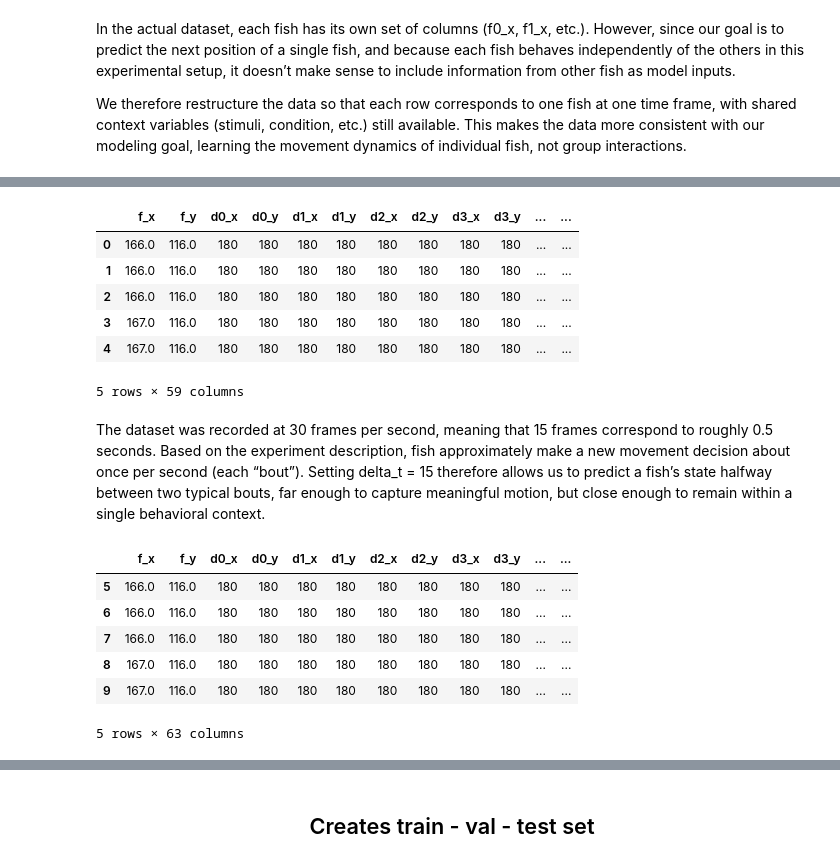
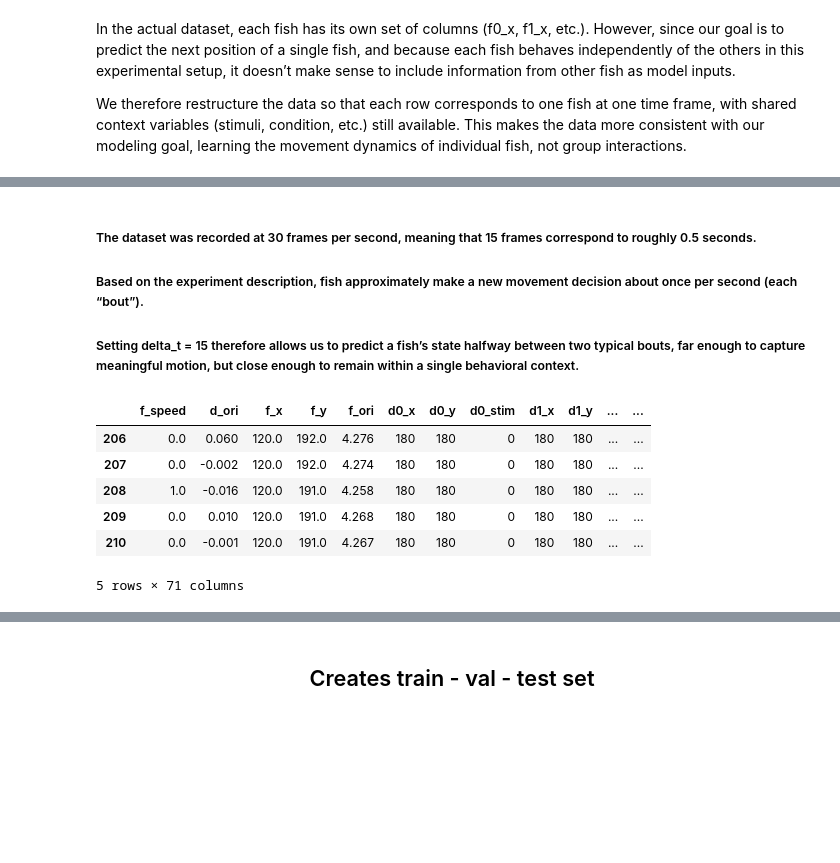
Before and after one commit to LarschLab/mp_semiCL_behavior, a Jupyter notebook: notebooks/prediction/zebrafish_Prediction.ipynb, the cells around one changed output, grey strips where cells are left out. Saved outputs shown, nothing was run; the diff lists cells and outputs as text; code cells hidden in the pictures; blank space fills up the shorter version.

```diff
--- a/notebooks/prediction/zebrafish_Prediction.ipynb
+++ b/notebooks/prediction/zebrafish_Prediction.ipynb
@@ -243,0 +165,6 @@ Columns: ['f_x', 'f_y', 'f_ori', 'd0_x', 'd0_y', 'd1_x', 'd1_y', 'd2_x', 'd2_y',
+# %%
+fish_cols = [c for c in df.columns if c.startswith('f') and any(x in c for x in ['_x', '_y', '_ori'])]
+df = functions.reshape_repeated_columns(df)
+df = df.drop(columns=['fish_id']) # Make no sens to keep fish_id for prediction
+df = df.drop(columns=['frame']) # Make no sens to keep frame for prediction
+df.head()
@@ -243,0 +181,5 @@ Columns: ['f_x', 'f_y', 'f_ori', 'd0_x', 'd0_y', 'd1_x', 'd1_y', 'd2_x', 'd2_y',
+# %%
+df = functions.compute_d_orientation(df)
+df = functions.compute_speed(df)
+
+df.head()
@@ -259,10 +261,15 @@ $$
 
 This way, the model learns motion dynamics, how past positions and orientations lead to the next movement — instead of treating each frame as an isolated event.
 # %%
-n_lags = 5
+# Parameters
+n_lags = 60          # ~1.5s at 30 FPS
+subsample = 3
+cols_to_lag = ['f_speed', 'd_ori']
 
-# Create lag features for position and orientation
-for lag in range(1, n_lags + 1):
-    df[f'f_x_lag_{lag}'] = df['f_x'].shift(lag)
-    df[f'f_y_lag_{lag}'] = df['f_y'].shift(lag)
-    df[f'f_ori_lag_{lag}'] = df['f_ori'].shift(lag)
+# Create lag features with subsampling
+for col in cols_to_lag:
+    for lag in range(subsample, n_lags + 1, subsample):
+        df[f'{col}_lag_{lag}'] = df[col].shift(lag)
+
+print(f"✅ Created lag features for {cols_to_lag} with subsampling every {subsample} frames "
+      f"(covering {n_lags / 30:.2f} seconds at 30 FPS).")
@@ -293,40 +278,23 @@ This method is standard when learning circular quantities such as direction, pha
-# %%
-df["sin_f_ori"] = np.sin(df["f_ori"])
-df["cos_f_ori"] = np.cos(df["f_ori"])
-
-df = df.drop(columns=["f_ori"])
-
-df.head()
-# %% [output]
-|  | f_x | f_y | d0_x | d0_y | d1_x | d1_y | d2_x | d2_y | d3_x | d3_y | ... | ... |
-| 0 | 166.0 | 116.0 | 180 | 180 | 180 | 180 | 180 | 180 | 180 | 180 | ... | ... |
-| 1 | 166.0 | 116.0 | 180 | 180 | 180 | 180 | 180 | 180 | 180 | 180 | ... | ... |
-| 2 | 166.0 | 116.0 | 180 | 180 | 180 | 180 | 180 | 180 | 180 | 180 | ... | ... |
-| 3 | 167.0 | 116.0 | 180 | 180 | 180 | 180 | 180 | 180 | 180 | 180 | ... | ... |
-| 4 | 167.0 | 116.0 | 180 | 180 | 180 | 180 | 180 | 180 | 180 | 180 | ... | ... |
-5 rows × 59 columns
 # %% [markdown]
-The dataset was recorded at 30 frames per second, meaning that 15 frames correspond to roughly 0.5 seconds.
-Based on the experiment description, fish approximately make a new movement decision about once per second (each “bout”).
-Setting delta_t = 15 therefore allows us to predict a fish’s state halfway between two typical bouts, far enough to capture meaningful motion, but close enough to remain within a single behavioral context.
+##### The dataset was recorded at 30 frames per second, meaning that 15 frames correspond to roughly 0.5 seconds.
+##### Based on the experiment description, fish approximately make a new movement decision about once per second (each “bout”).
+##### Setting delta_t = 15 therefore allows us to predict a fish’s state halfway between two typical bouts, far enough to capture meaningful motion, but close enough to remain within a single behavioral context.
 # %%
 delta_t = 15
 
 # Target = 15 frames ahead
-df['f_x_next'] = df['f_x'].shift(-delta_t)
-df['f_y_next'] = df['f_y'].shift(-delta_t)
-df['sin_f_ori_next'] = df['sin_f_ori'].shift(-delta_t)
-df['cos_f_ori_next'] = df['cos_f_ori'].shift(-delta_t)
+df['f_speed_next'] = df['f_speed'].shift(-delta_t)
+df['d_ori_next'] = df['d_ori'].shift(-delta_t)
 
 # Drop NaN rows created by shifting
-df = df.dropna(subset=[f'f_x_lag_{n_lags}', 'f_x_next'])
+df = df.dropna(subset=[f'f_speed_lag_{n_lags}', 'f_speed_next'])
 
 df.head()
 # %% [output]
-|  | f_x | f_y | d0_x | d0_y | d1_x | d1_y | d2_x | d2_y | d3_x | d3_y | ... | ... |
-| 5 | 166.0 | 116.0 | 180 | 180 | 180 | 180 | 180 | 180 | 180 | 180 | ... | ... |
-| 6 | 166.0 | 116.0 | 180 | 180 | 180 | 180 | 180 | 180 | 180 | 180 | ... | ... |
-| 7 | 166.0 | 116.0 | 180 | 180 | 180 | 180 | 180 | 180 | 180 | 180 | ... | ... |
-| 8 | 167.0 | 116.0 | 180 | 180 | 180 | 180 | 180 | 180 | 180 | 180 | ... | ... |
-| 9 | 167.0 | 116.0 | 180 | 180 | 180 | 180 | 180 | 180 | 180 | 180 | ... | ... |
+|  | f_speed | d_ori | f_x | f_y | f_ori | d0_x | d0_y | d0_stim | d1_x | d1_y | ... | ... |
+| 206 | 0.0 | 0.060 | 120.0 | 192.0 | 4.276 | 180 | 180 | 0 | 180 | 180 | ... | ... |
+| 207 | 0.0 | -0.002 | 120.0 | 192.0 | 4.274 | 180 | 180 | 0 | 180 | 180 | ... | ... |
+| 208 | 1.0 | -0.016 | 120.0 | 191.0 | 4.258 | 180 | 180 | 0 | 180 | 180 | ... | ... |
+| 209 | 0.0 | 0.010 | 120.0 | 191.0 | 4.268 | 180 | 180 | 0 | 180 | 180 | ... | ... |
+| 210 | 0.0 | -0.001 | 120.0 | 191.0 | 4.267 | 180 | 180 | 0 | 180 | 180 | ... | ... |
-5 rows × 63 columns
+5 rows × 71 columns
```
Also changed, not shown: parts of 32 cells of this notebook, 2 other files.
